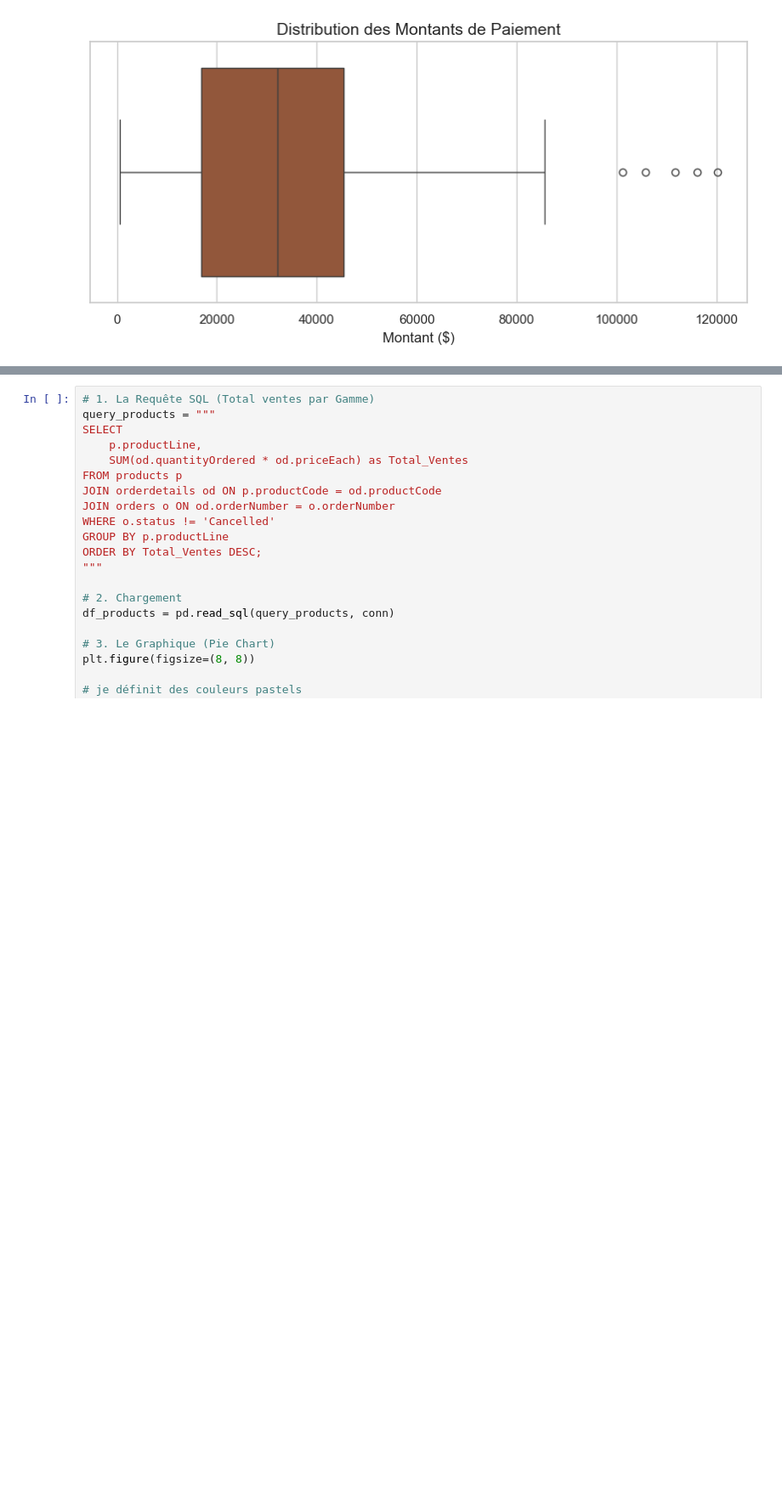
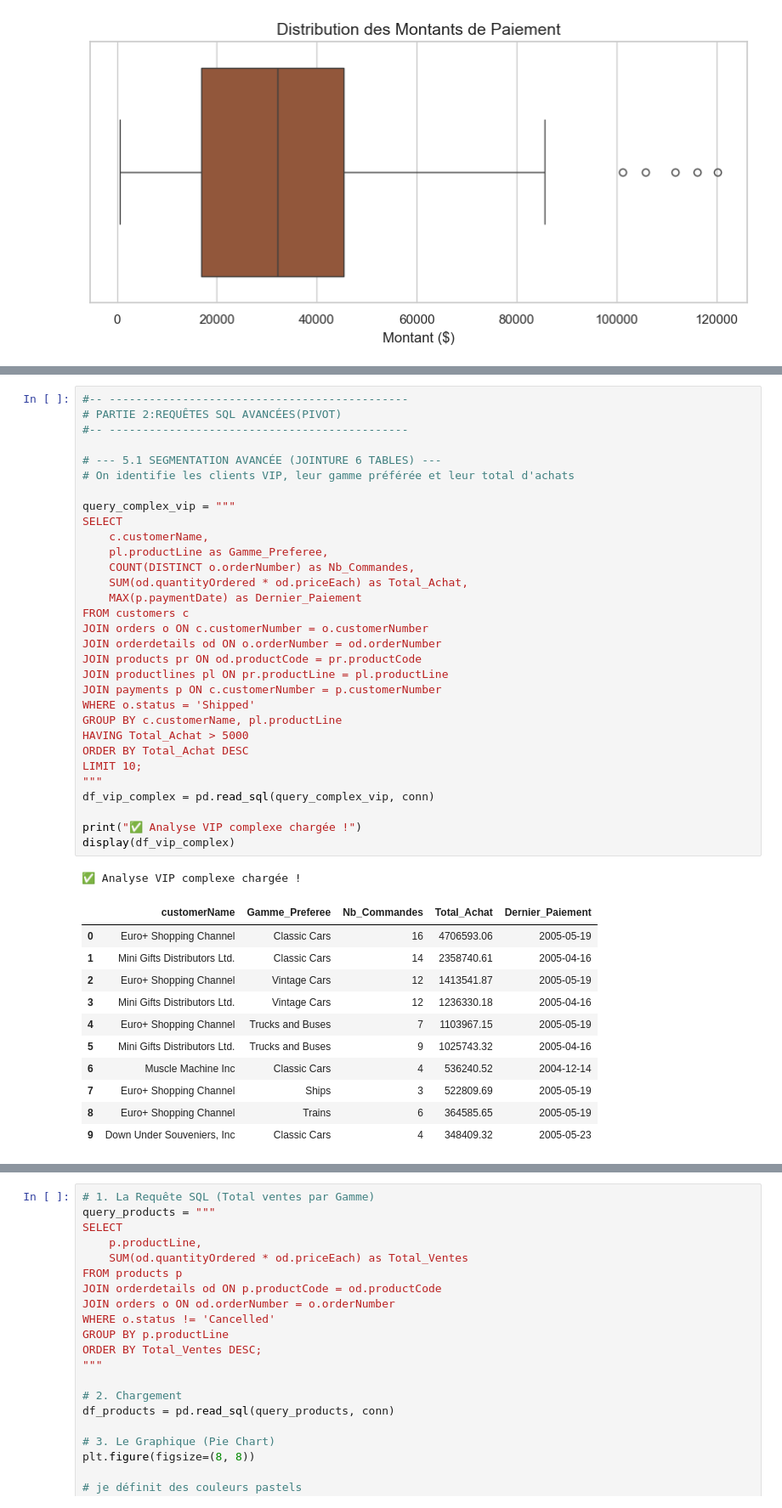
Before and after one commit to KarissyCISSE21/classicmodels-analysis, a Jupyter notebook: notebooks/ClassicModels_Analysis.ipynb, the cells around one changed output, grey strips where cells are left out. Shown at 85% size. Drawn from its saved outputs; the diff is of its cells as text; blank space fills up the shorter version.

```diff
--- a/notebooks/ClassicModels_Analysis.ipynb
+++ b/notebooks/ClassicModels_Analysis.ipynb
@@ -168,0 +169,44 @@ Requirement already satisfied: six>=1.5 in /Users/cissezeinab/Documents/classicm
+# %%
+#-- ---------------------------------------------
+# PARTIE 2:REQUÊTES SQL AVANCÉES(PIVOT)
+#-- ---------------------------------------------
+
+# --- 5.1 SEGMENTATION AVANCÉE (JOINTURE 6 TABLES) ---
+# On identifie les clients VIP, leur gamme préférée et leur total d'achats
+
+query_complex_vip = """
+SELECT
+    c.customerName,
+    pl.productLine as Gamme_Preferee,
+    COUNT(DISTINCT o.orderNumber) as Nb_Commandes,
+    SUM(od.quantityOrdered * od.priceEach) as Total_Achat,
+    MAX(p.paymentDate) as Dernier_Paiement
+FROM customers c
+JOIN orders o ON c.customerNumber = o.customerNumber
+JOIN orderdetails od ON o.orderNumber = od.orderNumber
+JOIN products pr ON od.productCode = pr.productCode
+JOIN productlines pl ON pr.productLine = pl.productLine
+JOIN payments p ON c.customerNumber = p.customerNumber
+WHERE o.status = 'Shipped'
+GROUP BY c.customerName, pl.productLine
+HAVING Total_Achat > 5000
+ORDER BY Total_Achat DESC
+LIMIT 10;
+"""
+df_vip_complex = pd.read_sql(query_complex_vip, conn)
+
+print("✅ Analyse VIP complexe chargée !")
+display(df_vip_complex)
+# %% [output]
+✅ Analyse VIP complexe chargée !
+|  | customerName | Gamme_Preferee | Nb_Commandes | Total_Achat | Dernier_Paiement |
+| 0 | Euro+ Shopping Channel | Classic Cars | 16 | 4706593.06 | 2005-05-19 |
+| 1 | Mini Gifts Distributors Ltd. | Classic Cars | 14 | 2358740.61 | 2005-04-16 |
+| 2 | Euro+ Shopping Channel | Vintage Cars | 12 | 1413541.87 | 2005-05-19 |
+| 3 | Mini Gifts Distributors Ltd. | Vintage Cars | 12 | 1236330.18 | 2005-04-16 |
+| 4 | Euro+ Shopping Channel | Trucks and Buses | 7 | 1103967.15 | 2005-05-19 |
+| 5 | Mini Gifts Distributors Ltd. | Trucks and Buses | 9 | 1025743.32 | 2005-04-16 |
+| 6 | Muscle Machine Inc | Classic Cars | 4 | 536240.52 | 2004-12-14 |
+| 7 | Euro+ Shopping Channel | Ships | 3 | 522809.69 | 2005-05-19 |
+| 8 | Euro+ Shopping Channel | Trains | 6 | 364585.65 | 2005-05-19 |
+| 9 | Down Under Souveniers, Inc | Classic Cars | 4 | 348409.32 | 2005-05-23 |
```
Also changed, not shown: parts of 7 cells of this notebook, 2 other files.
